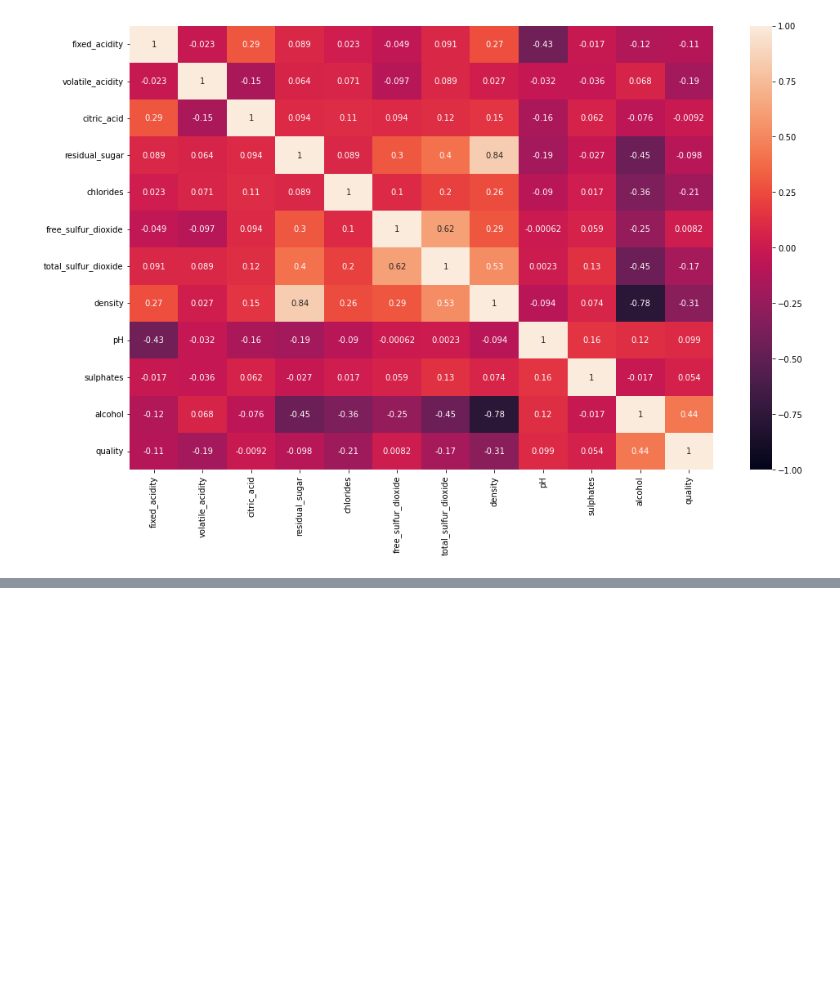
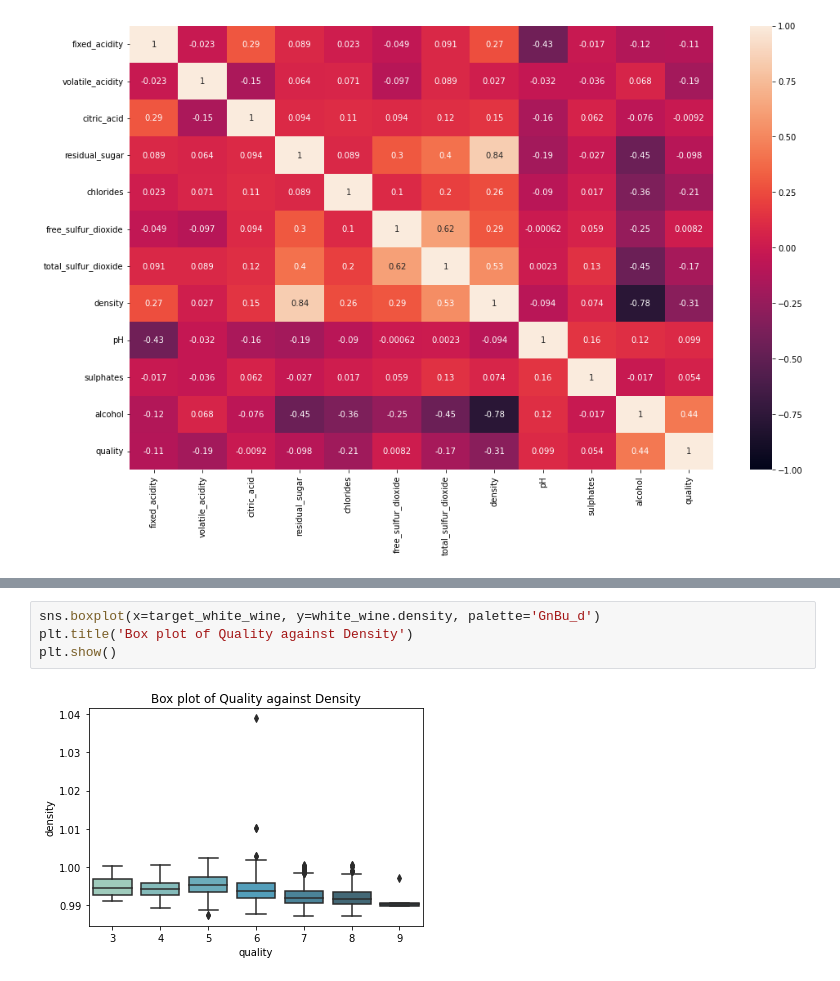
Before and after one commit to faroukkbello/White-Wine-EDA, a Jupyter notebook: White Wine EDA.ipynb, the cells around one changed output, grey strips where cells are left out. Drawn from its saved outputs; the diff is of its cells as text; blank space fills up the shorter version.

```diff
--- a/White Wine EDA.ipynb
+++ b/White Wine EDA.ipynb
@@ -353,0 +362,6 @@ Observations
+# %%
+sns.boxplot(x=target_white_wine, y=white_wine.density, palette='GnBu_d')
+plt.title('Box plot of Quality against Density')
+plt.show()
+# %% [output]
+[figure, added]
```
Also changed, not shown: parts of 39 cells of this notebook, 1 other file.
